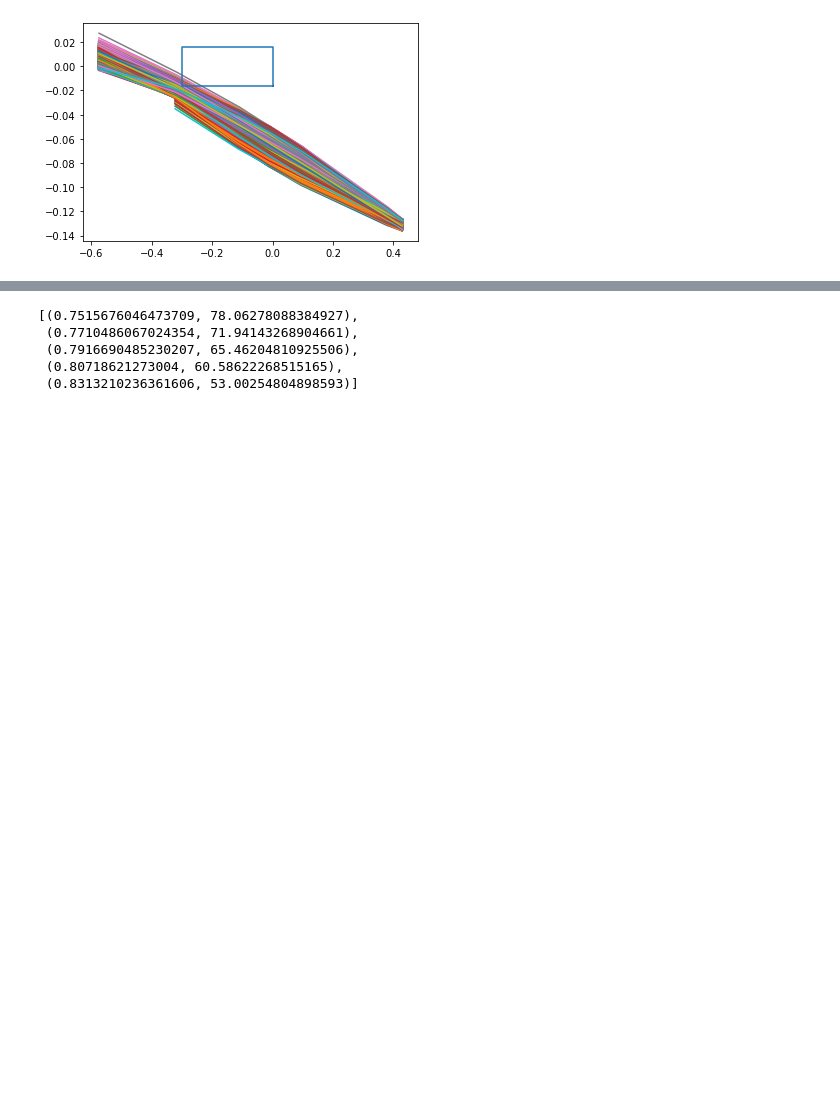
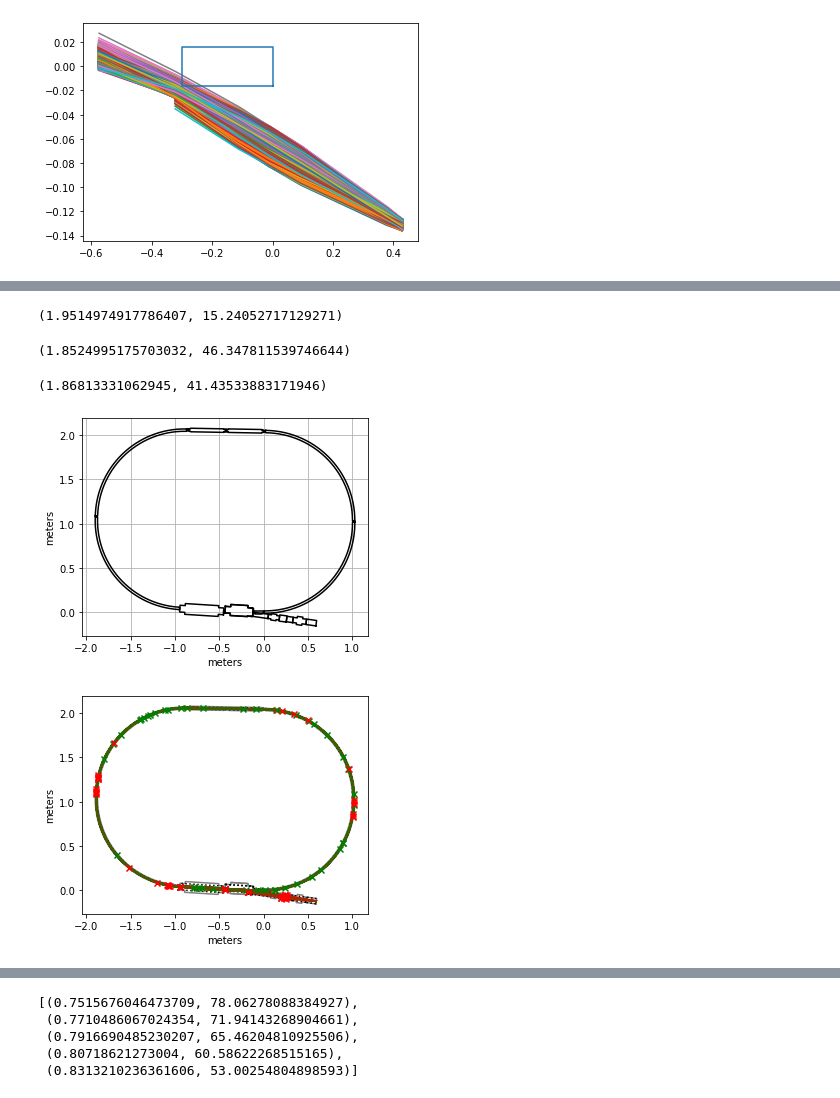
Before and after one commit to BillyTheKidPhysicist/storageRing, a Jupyter notebook: storageRingModel/notebook.ipynb, the cells around one changed output, grey strips where cells are left out. Cells and saved outputs as stored; diff of their text form; code cells hidden in the pictures; blank space fills up the shorter version.

Commit message:
bug fix. Changes for accepting bumper. added possibly useful functions

```diff
--- a/storageRingModel/notebook.ipynb
+++ b/storageRingModel/notebook.ipynb
@@ -440,0 +483,6 @@ def make_Injector_With_Longer_First_Drift(extraLength):
+# %%
+#with kevin's bumper and the swarm shifted as it should be: (1.9466571310982221, 16.761472194013997)
+#with only the output of kevin's bumper
+model.mode_Match()
+# %% [output]
+(1.9514974917786407, 15.24052717129271)
@@ -440,0 +504,13 @@ def make_Injector_With_Longer_First_Drift(extraLength):
+# %%
+model.mode_Match()
+# %% [output]
+(1.8524995175703032, 46.347811539746644)
+# %%
+def solve_Displaced(dx=0.0,dy=0.0,dz=0.0):
+    model=StorageRingModel(PTL_Ring,PTL_Full_Injector,energyCorrection=True,bumperIncludedInInjector=True)
+    model.swarmInjectorInitial=make_Kevin_Swarm()
+    displace_Swarm(model.swarmInjectorInitial,dx,dy,dz,moveToZero=False)
+    return model.mode_Match()
+solve_Displaced(dx=3e-3,dy=3e-3,dz=3e-3)
+# %% [output]
+(1.86813331062945, 41.43533883171946)
@@ -441,3 +527,8 @@ def make_Injector_With_Longer_First_Drift(extraLength):
+# %%
+model=StorageRingModel(PTL_Ring,PTL_Injector,energyCorrection=True)
+# %% [output]
+[figure, added]
+[figure, added]
 # %%
 %matplotlib inline
 from helperTools import tool_Parallel_Process
```
Also changed, not shown: parts of 18 cells of this notebook, 6 other files.
